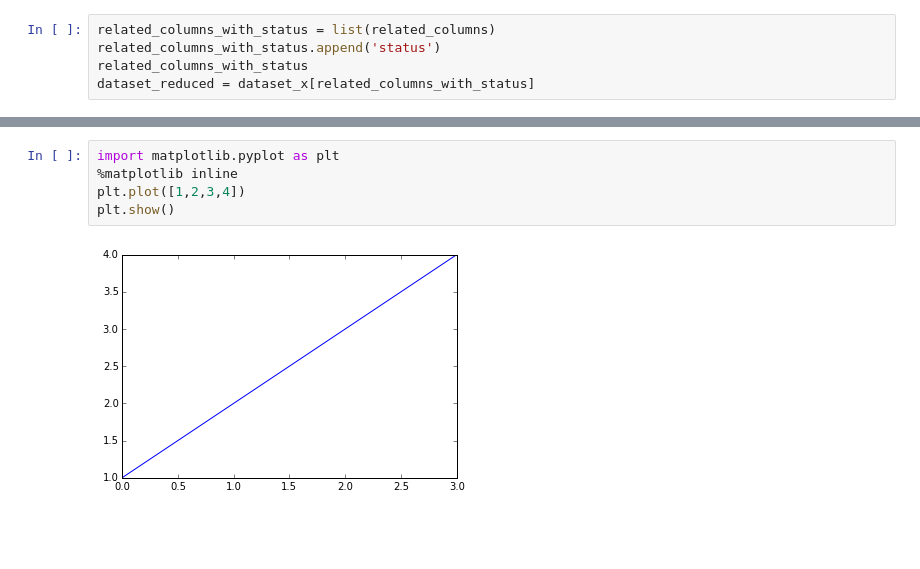
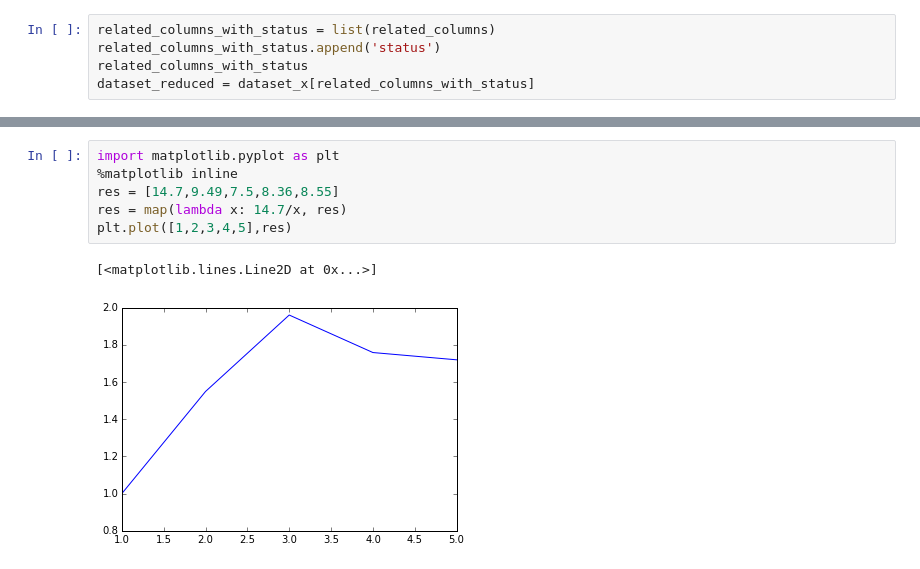
Before and after one commit to brainiacOnly/PrometheusAnalyst, a Jupyter notebook: CurrentProcess.ipynb, the cells around one changed output, grey strips where cells are left out. Saved outputs shown, nothing was run; the diff lists cells and outputs as text; blank space fills up the shorter version.

```diff
--- a/CurrentProcess.ipynb
+++ b/CurrentProcess.ipynb
@@ -262,7 +306,9 @@ df.to_csv('data\\test.csv',header=False,index=False,sep='\t')
 # %%
 import matplotlib.pyplot as plt
 %matplotlib inline
-plt.plot([1,2,3,4])
-plt.show()
+res = [14.7,9.49,7.5,8.36,8.55]
+res = map(lambda x: 14.7/x, res)
+plt.plot([1,2,3,4,5],res)
 # %% [output]
+[<matplotlib.lines.Line2D at 0x...>]
-[figure, old version]
+[figure, new version]
```
Also changed, not shown: parts of 32 cells of this notebook, 1 other file.
